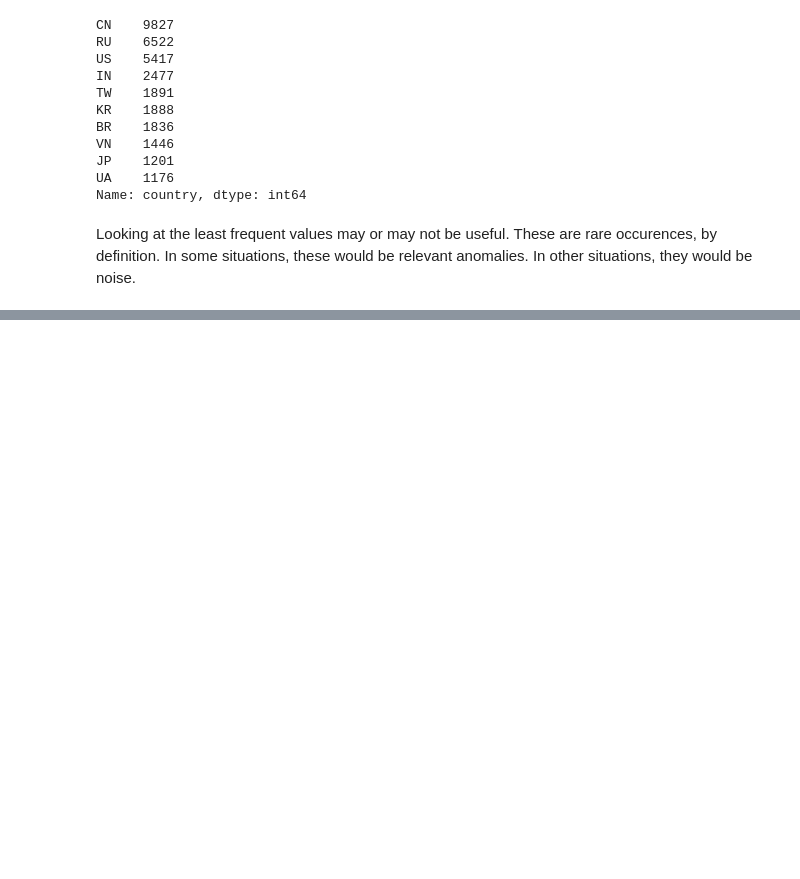
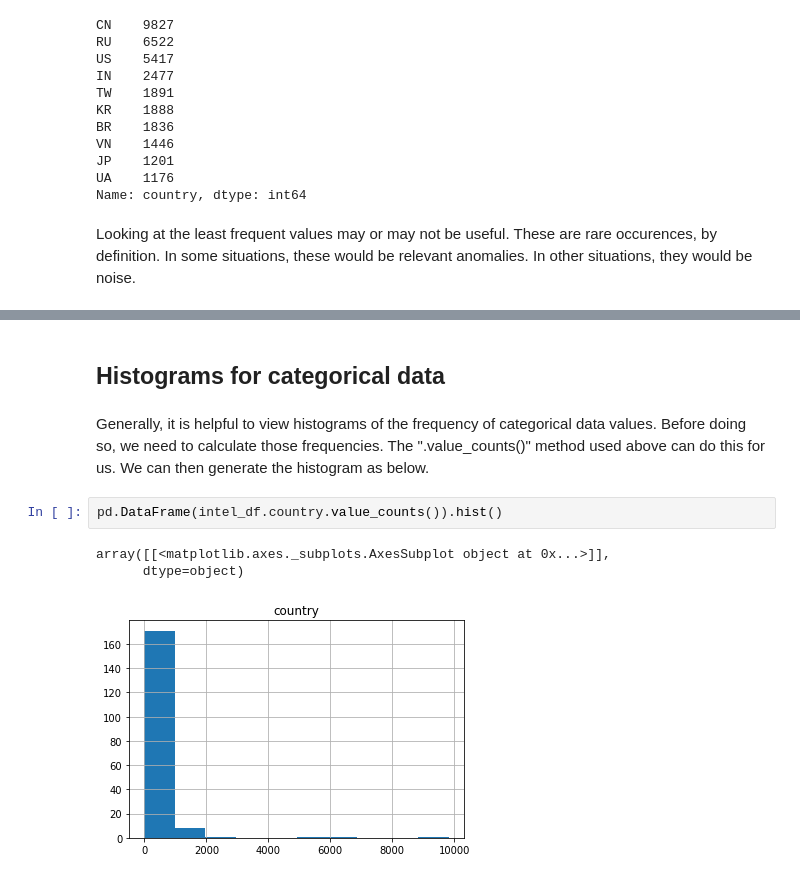
Before and after one commit to urbansec/ds101, a Jupyter notebook: DS101_Stats.ipynb, the cells around one changed output, grey strips where cells are left out. Cells and saved outputs as stored; diff of their text form; blank space fills up the shorter version.

```diff
--- a/DS101_Stats.ipynb
+++ b/DS101_Stats.ipynb
@@ -202,0 +238,10 @@ Name: country, dtype: int64
+# %% [markdown]
+## Histograms for categorical data
+# %% [markdown]
+Generally, it is helpful to view histograms of the frequency of categorical data values.  Before doing so, we need to calculate those frequencies.  The ".value_counts()" method used above can do this for us.  We can then generate the histogram as below.
+# %%
+pd.DataFrame(intel_df.country.value_counts()).hist()
+# %% [output]
+array([[<matplotlib.axes._subplots.AxesSubplot object at 0x...>]],
+      dtype=object)
+[figure, added]
```
Also changed, not shown: parts of 15 cells of this notebook, 2 other files.
